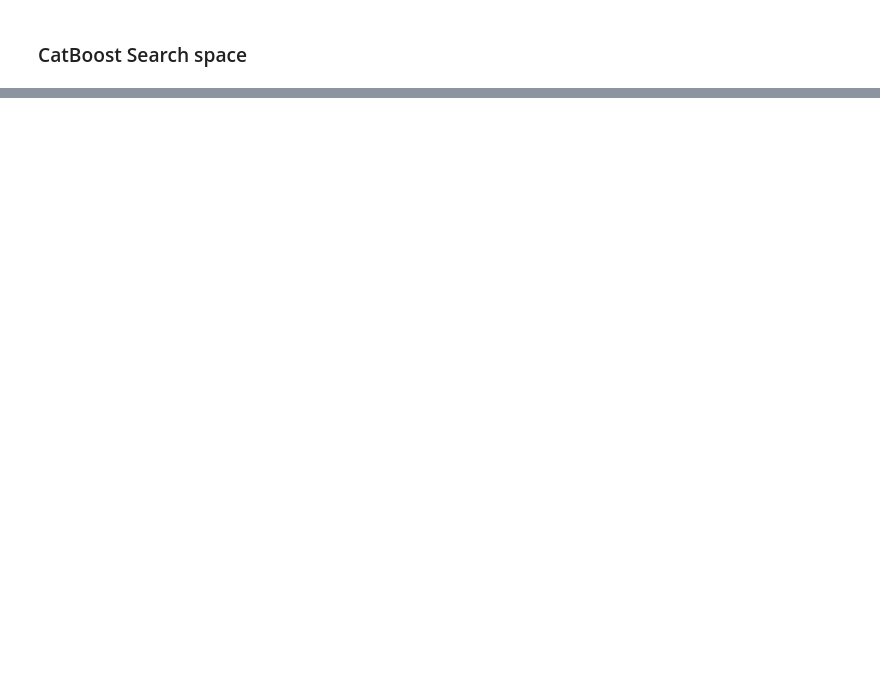
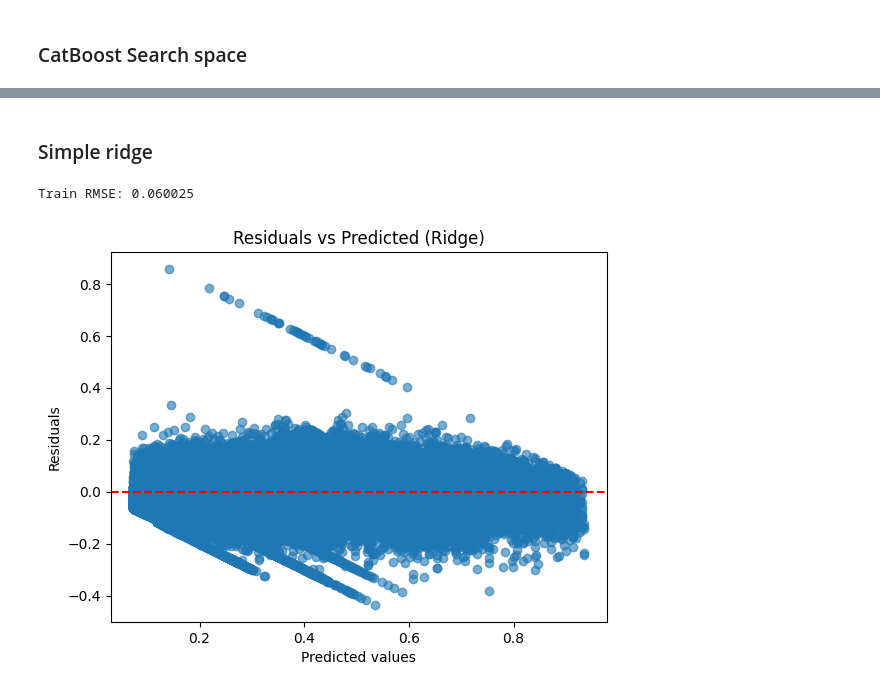
Before and after one commit to fonsecagabriella/kaggle, a Jupyter notebook: 10_predicting_road_accident_risk/01_models.ipynb, the cells around one changed output, grey strips where cells are left out. Cells and saved outputs as stored; diff of their text form; code cells hidden in the pictures; blank space fills up the shorter version.

```diff
--- a/10_predicting_road_accident_risk/01_models.ipynb
+++ b/10_predicting_road_accident_risk/01_models.ipynb
@@ -3284,0 +3835,2 @@ KeyboardInterrupt:
+# %% [markdown]
+### Simple ridge
@@ -3284,0 +3872,47 @@ KeyboardInterrupt:
+# %%
+# Ridge
+from sklearn.linear_model import Ridge
+
+# --- 1. Prepare data ---
+NUM_FEATS = num_cols + bool_cols
+CAT_FEATS = categorical_cols
+
+X = X_train_raw[NUM_FEATS + CAT_FEATS].copy()
+y = y_train.copy()
+
+# --- 2. Target encode categoricals ---
+te =  TargetEncoder(
+    target_type='continuous',)
+X[CAT_FEATS] = te.fit_transform(X[CAT_FEATS], y)
+
+# --- 3. Scale numeric + boolean features ---
+scaler = StandardScaler(with_mean=False)
+X[NUM_FEATS] = scaler.fit_transform(X[NUM_FEATS])
+
+# --- 4. Fit Ridge regression ---
+ridge = Ridge(alpha=1.0, random_state=42)
+ridge.fit(X, y)
+
+# --- 5. Evaluate (simple holdout or training RMSE) ---
+y_pred = ridge.predict(X)
+rmse = root_mean_squared_error(y, y_pred)
+print(f"Train RMSE: {rmse:.6f}")
+
+# --- 6. Predict on test set ---
+X_test = X_test_raw[NUM_FEATS + CAT_FEATS].copy()
+X_test[CAT_FEATS] = te.transform(X_test[CAT_FEATS])
+X_test[NUM_FEATS] = scaler.transform(X_test[NUM_FEATS])
+y_test_pred = np.clip(ridge.predict(X_test), 0, 1)
+# %% [output]
+Train RMSE: 0.060025
+# %%
+# check residuals
+y_resid_train = y - y_pred
+plt.scatter(y_pred, y_resid_train, alpha=0.6)
+plt.axhline(0, color='red', linestyle='--')
+plt.xlabel("Predicted values")
+plt.ylabel("Residuals")
+plt.title("Residuals vs Predicted (Ridge)")
+plt.show()
+# %% [output]
+[figure, added]
```
Also changed, not shown: parts of 97 cells of this notebook, 31 other files.
